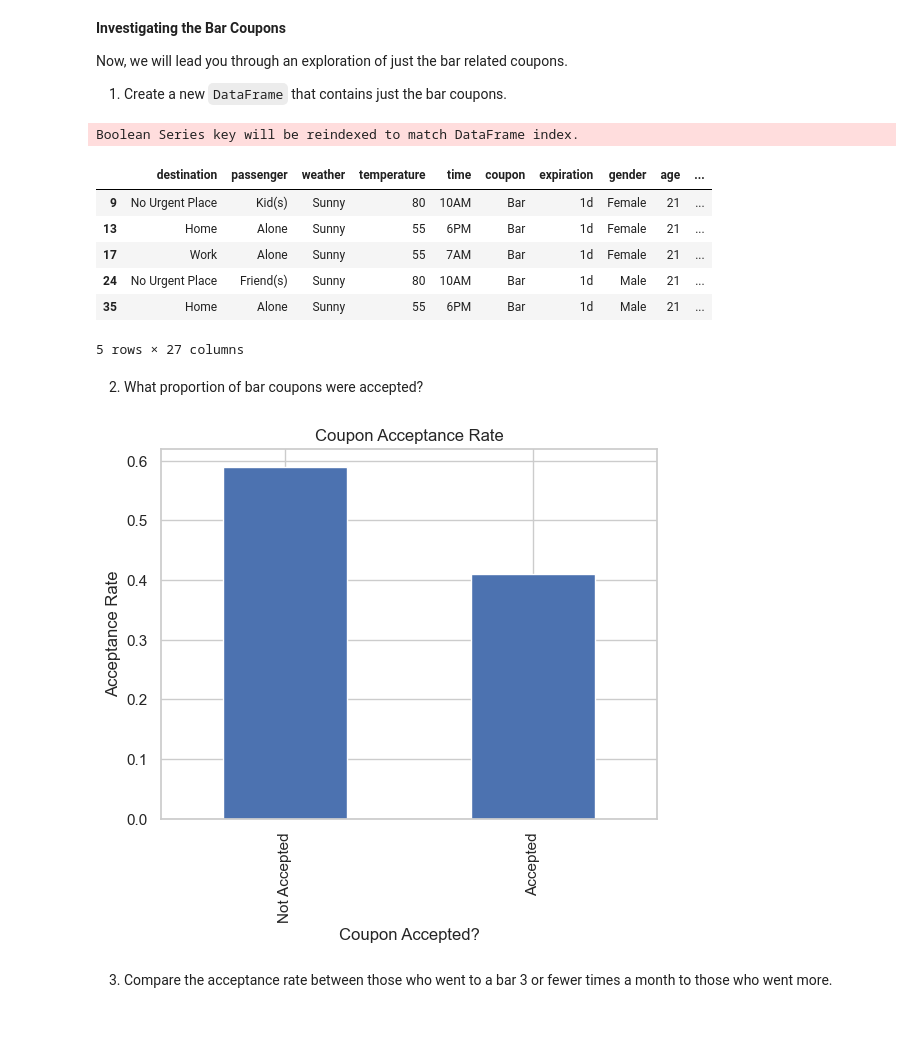
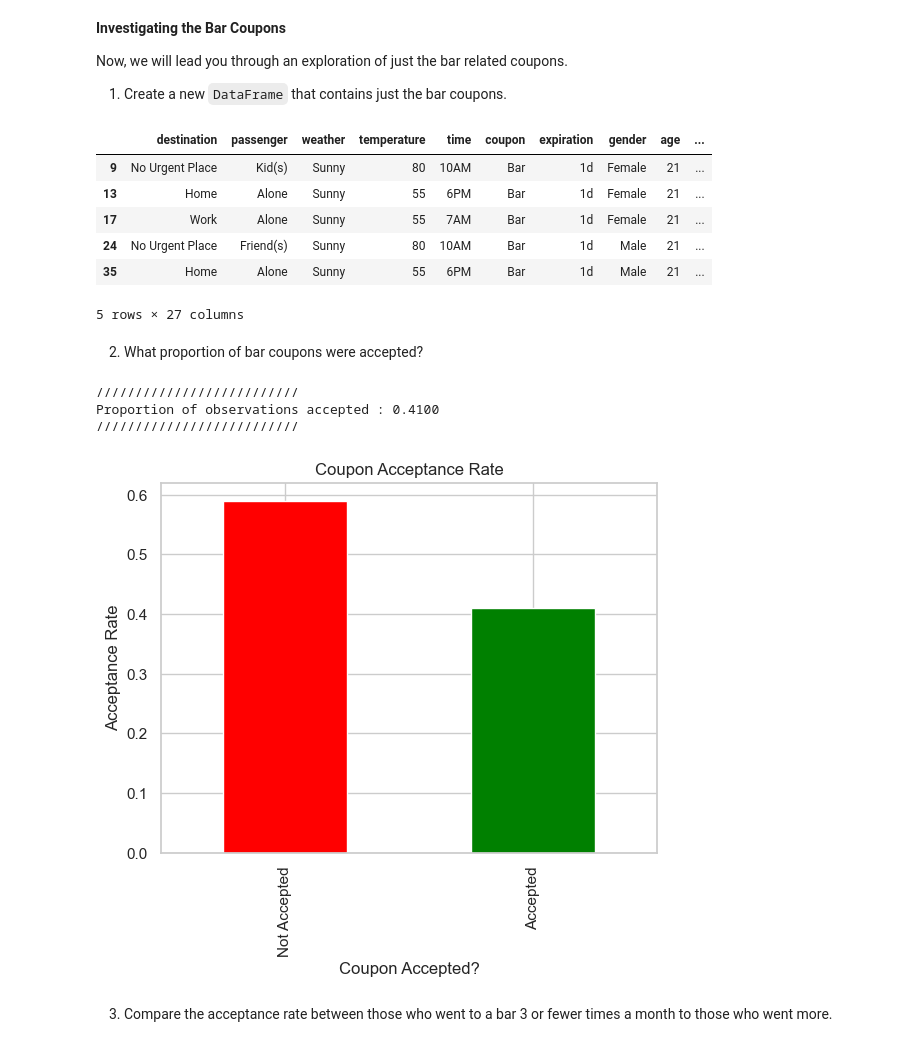
Before and after one commit to graycloudrios/In-Vehicle-Coupon-Recommendations, a Jupyter notebook: coupon-notebook.ipynb, the cells around one changed output. Saved outputs shown, nothing was run; the diff lists cells and outputs as text; code cells hidden in the pictures.

```diff
--- a/coupon-notebook.ipynb
+++ b/coupon-notebook.ipynb
@@ -138,7 +137,7 @@ print('# Fill nulls in each column with its mode - the most common value')
 for col in categorical_columns:
     if data[col].isnull().any():
         mode_value = data[col].mode()[0]
-        data.method({col: mode_value}, inplace=True)
+        data.fillna({col: mode_value}, inplace=True)
 
 
 print('===============')
@@ -231,8 +243,6 @@ plot=data['Y-Decoded'].value_counts(normalize=True).plot(kind='bar',
 # %% [markdown]
 5. Use a bar plot to visualize the `coupon` column.
 # %%
-print('# Replace 1/0 with labels to make the legend more readable')
-data['Y'] = data['Y'].map({1: 'Accepted', 0: 'Not Accepted'})
 
 # Create the countplot
 plt.figure(figsize=(10, 6))
@@ -418,27 +426,39 @@ Now, we will lead you through an exploration of just the bar related coupons.
 # %%
 # data is already queried and modified above
 # Filter for bar coupons (coupon == Bar)
-bardata=bardata[data['coupon'].str.contains('Bar')]
+bardata=data[data['coupon'].str.contains('Bar')]
 bardata.head()
 # %% [output]
+|  | destination | passenger | weather | temperature | time | coupon | expiration | gender | age | ... |
+| 9 | No Urgent Place | Kid(s) | Sunny | 80 | 10AM | Bar | 1d | Female | 21 | ... |
+| 13 | Home | Alone | Sunny | 55 | 6PM | Bar | 1d | Female | 21 | ... |
+| 17 | Work | Alone | Sunny | 55 | 7AM | Bar | 1d | Female | 21 | ... |
+| 24 | No Urgent Place | Friend(s) | Sunny | 80 | 10AM | Bar | 1d | Male | 21 | ... |
+| 35 | Home | Alone | Sunny | 55 | 6PM | Bar | 1d | Male | 21 | ... |
-Boolean Series key will be reindexed to match DataFrame index.
+5 rows × 27 columns
-|  | destination | passenger | weather | temperature | time | coupon | expiration | gender | age | ... |
-| 9 | No Urgent Place | Kid(s) | Sunny | 80 | 10AM | Bar | 1d | Female | 21 | ... |
-| 13 | Home | Alone | Sunny | 55 | 6PM | Bar | 1d | Female | 21 | ... |
-| 17 | Work | Alone | Sunny | 55 | 7AM | Bar | 1d | Female | 21 | ... |
-| 24 | No Urgent Place | Friend(s) | Sunny | 80 | 10AM | Bar | 1d | Male | 21 | ... |
-| 35 | Home | Alone | Sunny | 55 | 6PM | Bar | 1d | Male | 21 | ... |
-5 rows × 27 columns
 # %% [markdown]
 2. What proportion of bar coupons were accepted?
 # %%
-bardata['Y-Decoded'] = bardata['Y'].map({1: 'Accepted', 0: 'Not Accepted'})
+yvaluedata = bardata['Y'].dropna().values
+
+# use only accepted coupons
+accepted_prop = np.mean(yvaluedata == 1)
+
+print('//////////////////////////')
+print(f"Proportion of observations accepted : {accepted_prop:.4f}")
+print('//////////////////////////')
+
+
 plot=bardata['Y-Decoded'].value_counts(normalize=True).plot(kind='bar',
                                                     title='Coupon Acceptance Rate',
                                                     ylabel='Acceptance Rate',
-                                                    xlabel='Coupon Accepted?')
+                                                    xlabel='Coupon Accepted?',
+                                                    color = ('red', 'green'))
 # %% [output]
+//////////////////////////
+Proportion of observations accepted : 0.4100
+//////////////////////////
-[figure, old version]
+[figure, new version]
 # %% [markdown]
 3. Compare the acceptance rate between those who went to a bar 3 or fewer times a month to those who went more.
 # %%
```
Also changed, not shown: parts of 10 cells of this notebook.
